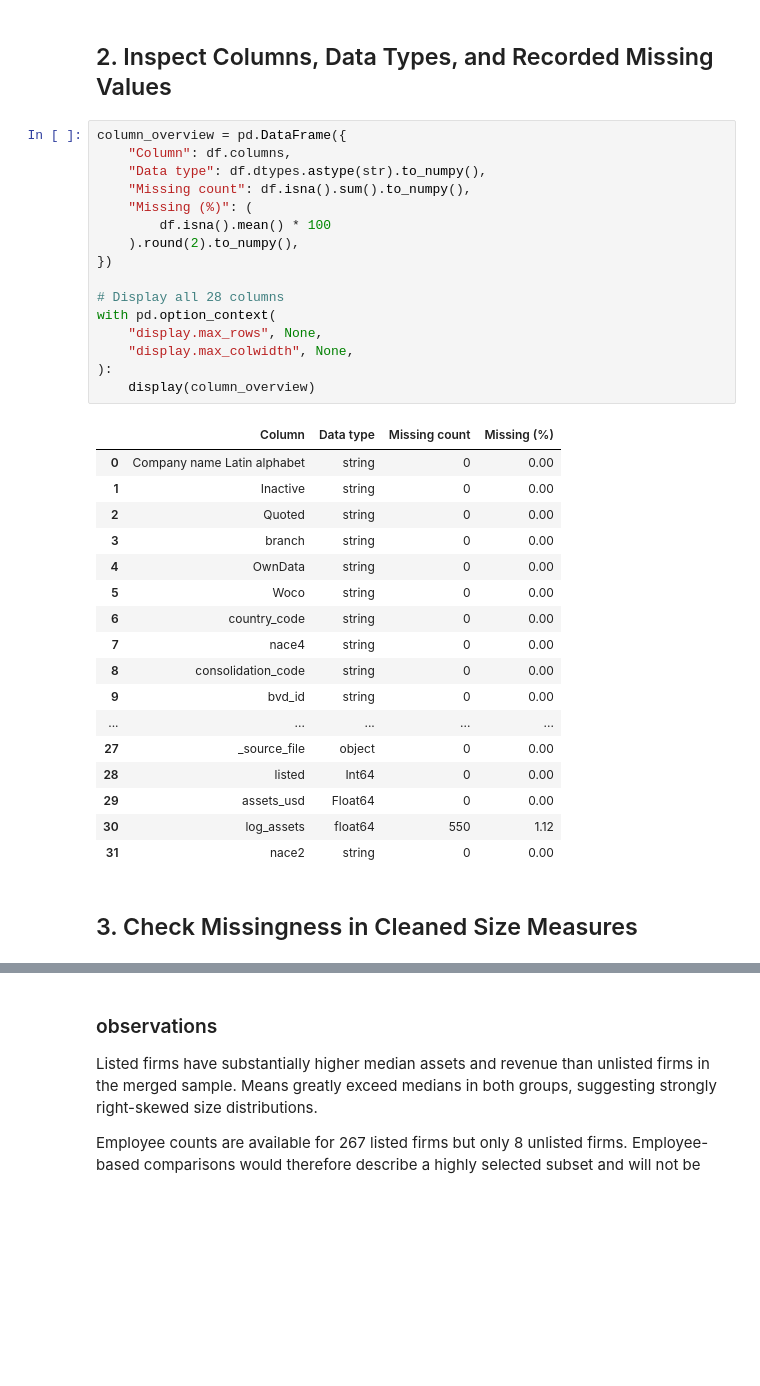
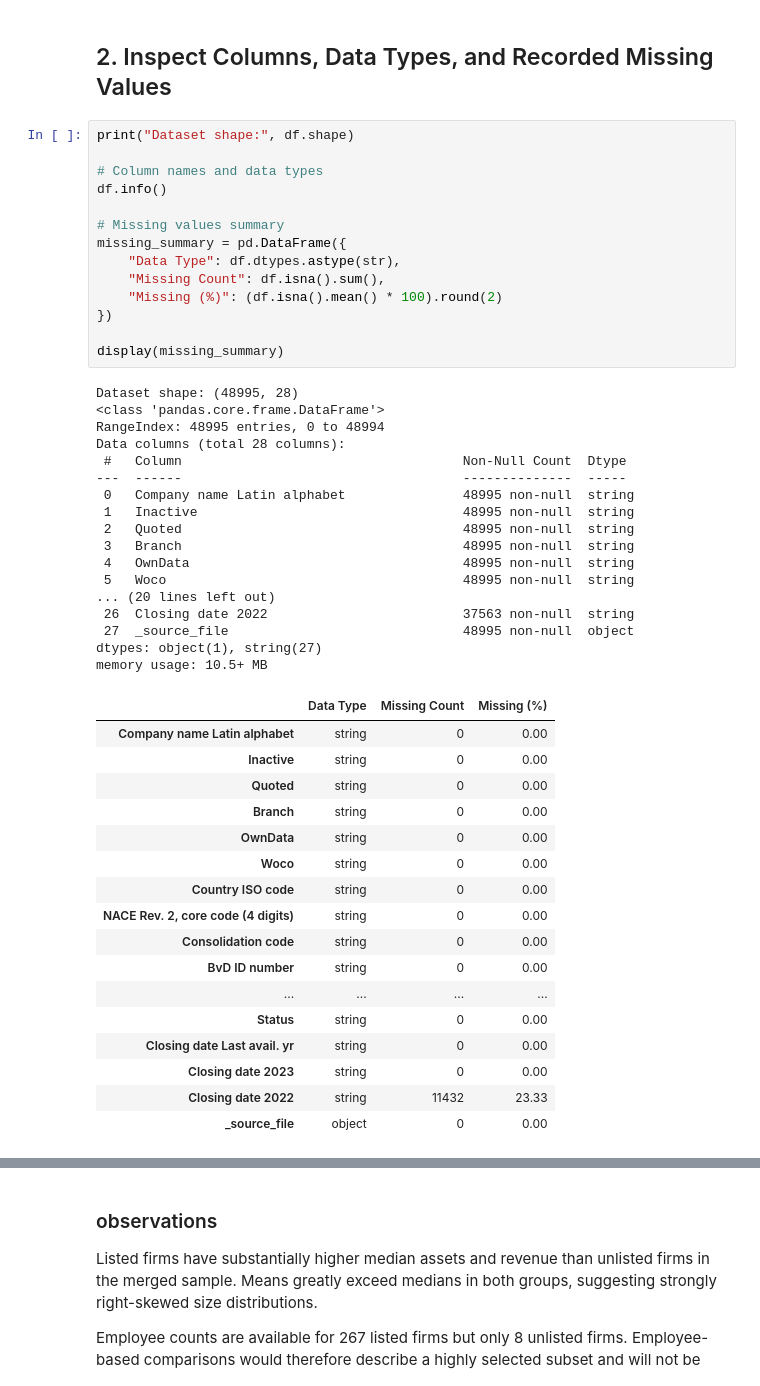
Before and after one commit to mljiang2026-oss/ds607-singapore-firm-size, a Jupyter notebook: notebooks/01_eda.ipynb, the cells around one changed output, grey strips where cells are left out. Drawn from its saved outputs; the diff is of its cells as text; blank space fills up the shorter version.

```diff
--- a/notebooks/01_eda.ipynb
+++ b/notebooks/01_eda.ipynb
@@ -92,38 +48,51 @@ Columns: 32
 # %% [markdown]
 ## 2. Inspect Columns, Data Types, and Recorded Missing Values
 # %%
-column_overview = pd.DataFrame({
-    "Column": df.columns,
-    "Data type": df.dtypes.astype(str).to_numpy(),
-    "Missing count": df.isna().sum().to_numpy(),
-    "Missing (%)": (
-        df.isna().mean() * 100
-    ).round(2).to_numpy(),
+print("Dataset shape:", df.shape)
+
+# Column names and data types
+df.info()
+
+# Missing values summary
+missing_summary = pd.DataFrame({
+    "Data Type": df.dtypes.astype(str),
+    "Missing Count": df.isna().sum(),
+    "Missing (%)": (df.isna().mean() * 100).round(2)
 })
 
-# Display all 28 columns
-with pd.option_context(
-    "display.max_rows", None,
-    "display.max_colwidth", None,
-):
-    display(column_overview)
+display(missing_summary)
 # %% [output]
+Dataset shape: (48995, 28)
+<class 'pandas.core.frame.DataFrame'>
+RangeIndex: 48995 entries, 0 to 48994
+Data columns (total 28 columns):
+ #   Column                                    Non-Null Count  Dtype
+---  ------                                    --------------  -----
+ 0   Company name Latin alphabet               48995 non-null  string
+ 1   Inactive                                  48995 non-null  string
+ 2   Quoted                                    48995 non-null  string
+ 3   Branch                                    48995 non-null  string
+ 4   OwnData                                   48995 non-null  string
+ 5   Woco                                      48995 non-null  string
+... (20 lines left out)
+ 26  Closing date 2022                         37563 non-null  string
+ 27  _source_file                              48995 non-null  object
+dtypes: object(1), string(27)
+memory usage: 10.5+ MB
-|  | Column | Data type | Missing count | Missing (%) |
-| 0 | Company name Latin alphabet | string | 0 | 0.00 |
-| 1 | Inactive | string | 0 | 0.00 |
-| 2 | Quoted | string | 0 | 0.00 |
-| 3 | branch | string | 0 | 0.00 |
-| 4 | OwnData | string | 0 | 0.00 |
-| 5 | Woco | string | 0 | 0.00 |
-| 6 | country_code | string | 0 | 0.00 |
-| 7 | nace4 | string | 0 | 0.00 |
-| 8 | consolidation_code | string | 0 | 0.00 |
-| 9 | bvd_id | string | 0 | 0.00 |
-| ... | ... | ... | ... | ... |
-| 27 | _source_file | object | 0 | 0.00 |
-| 28 | listed | Int64 | 0 | 0.00 |
-| 29 | assets_usd | Float64 | 0 | 0.00 |
-| 30 | log_assets | float64 | 550 | 1.12 |
-| 31 | nace2 | string | 0 | 0.00 |
+|  | Data Type | Missing Count | Missing (%) |
+| Company name Latin alphabet | string | 0 | 0.00 |
+| Inactive | string | 0 | 0.00 |
+| Quoted | string | 0 | 0.00 |
+| Branch | string | 0 | 0.00 |
+| OwnData | string | 0 | 0.00 |
+| Woco | string | 0 | 0.00 |
+| Country ISO code | string | 0 | 0.00 |
+| NACE Rev. 2, core code (4 digits) | string | 0 | 0.00 |
+| Consolidation code | string | 0 | 0.00 |
+| BvD ID number | string | 0 | 0.00 |
+| ... | ... | ... | ... |
+| Status | string | 0 | 0.00 |
+| Closing date Last avail. yr | string | 0 | 0.00 |
+| Closing date 2023 | string | 0 | 0.00 |
+| Closing date 2022 | string | 11432 | 23.33 |
+| _source_file | object | 0 | 0.00 |
-# %% [markdown]
-## 3. Check Missingness in Cleaned Size Measures
```
Also changed, not shown: parts of 80 cells of this notebook, 2 other files.
